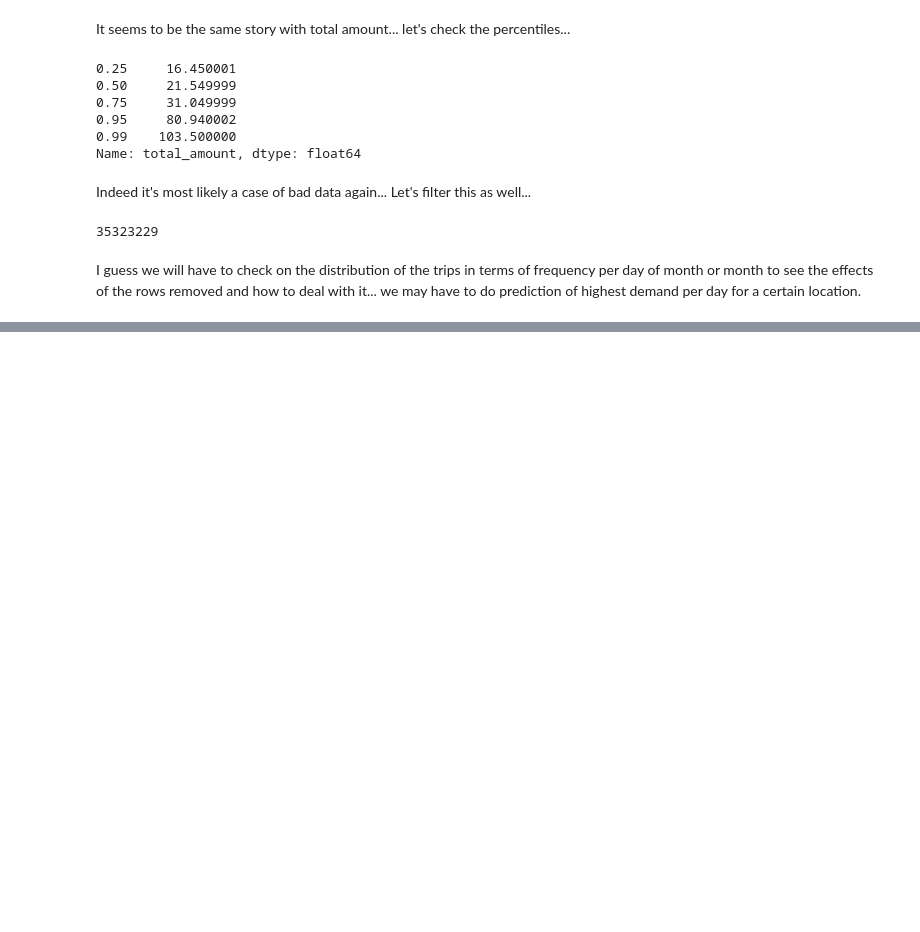
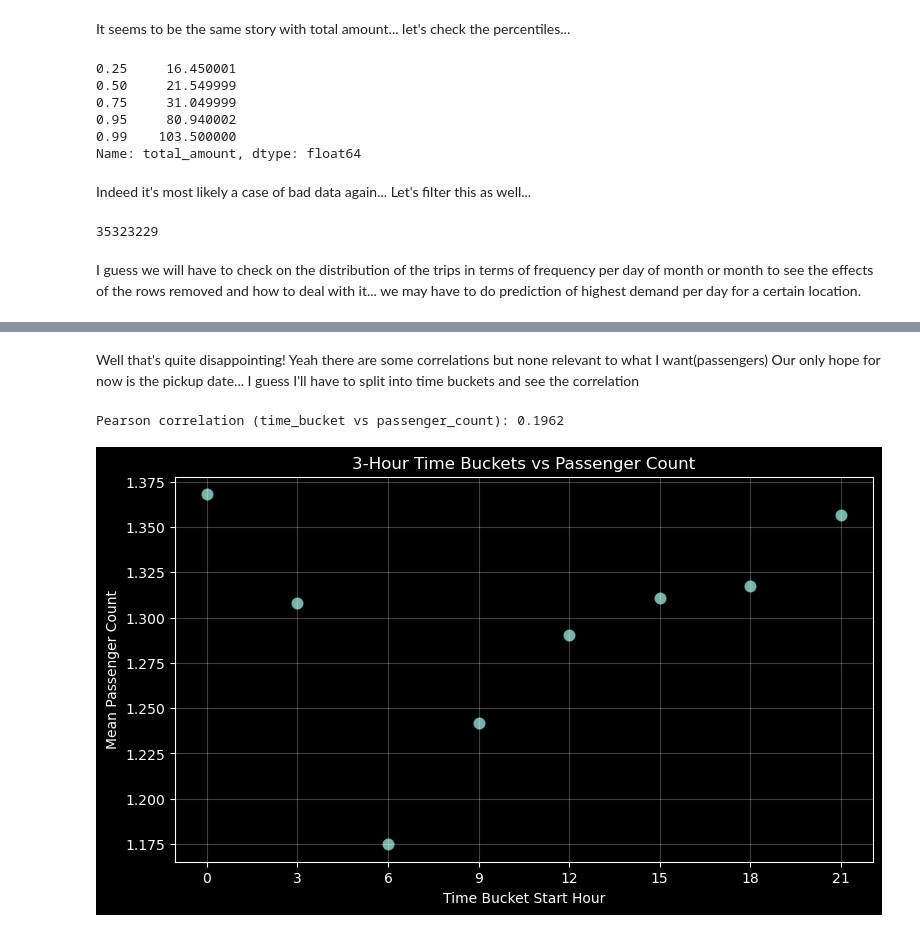
Before and after one commit to delightaheebwa/nyc-demand, a Jupyter notebook: notebooks/analysis.ipynb, the cells around one changed output, grey strips where cells are left out. Saved outputs shown, nothing was run; the diff lists cells and outputs as text; code cells hidden in the pictures; blank space fills up the shorter version.

```diff
--- a/notebooks/analysis.ipynb
+++ b/notebooks/analysis.ipynb
@@ -125,0 +169,47 @@ I guess we will have to check on the distribution of the trips in terms of frequ
+# %% [markdown]
+Well that's quite disappointing! Yeah there are some correlations but none relevant to what I want(passengers) Our only hope for now is the pickup date... I guess I'll have to split into time buckets and see the correlation
+# %%
+# Create 3-hour time buckets from pickup hour (0, 3, 6, ..., 21)
+bucketed_lf = cleaned_lf.with_columns(
+    ((pl.col("tpep_pickup_datetime").dt.hour() // 3) * 3).alias("time_bucket")
+)
+
+# Group by bucket and keep mean passenger count per bucket
+bucket_stats = (
+    bucketed_lf
+    .group_by("time_bucket")
+    .agg(
+        pl.col("passenger_count").mean().alias("passenger_count"),
+        pl.len().alias("trip_count"),
+    )
+    .sort("time_bucket")
+)
+
+# Pearson correlation between time_bucket and passenger_count
+pearson_corr = (
+    bucket_stats
+    .select(pl.corr("time_bucket", "passenger_count", method="pearson").alias("pearson_corr"))
+    .collect(engine="streaming")
+    .item(0, 0)
+)
+print(f"Pearson correlation (time_bucket vs passenger_count): {pearson_corr:.4f}")
+
+# Scatter plot: time buckets vs mean passenger count
+bucket_stats_df = bucket_stats.collect(engine="streaming")
+plt.figure(figsize=(9, 5))
+plt.scatter(
+    bucket_stats_df["time_bucket"].to_numpy(),
+    bucket_stats_df["passenger_count"].to_numpy(),
+    s=90,
+    alpha=0.85,
+    edgecolors="black",
+)
+plt.xticks(np.arange(0, 24, 3))
+plt.xlabel("Time Bucket Start Hour")
+plt.ylabel("Mean Passenger Count")
+plt.title("3-Hour Time Buckets vs Passenger Count")
+plt.grid(alpha=0.25)
+plt.show()
+# %% [output]
+Pearson correlation (time_bucket vs passenger_count): 0.1962
+[figure, added]
```
Also changed, not shown: parts of 10 cells of this notebook.
